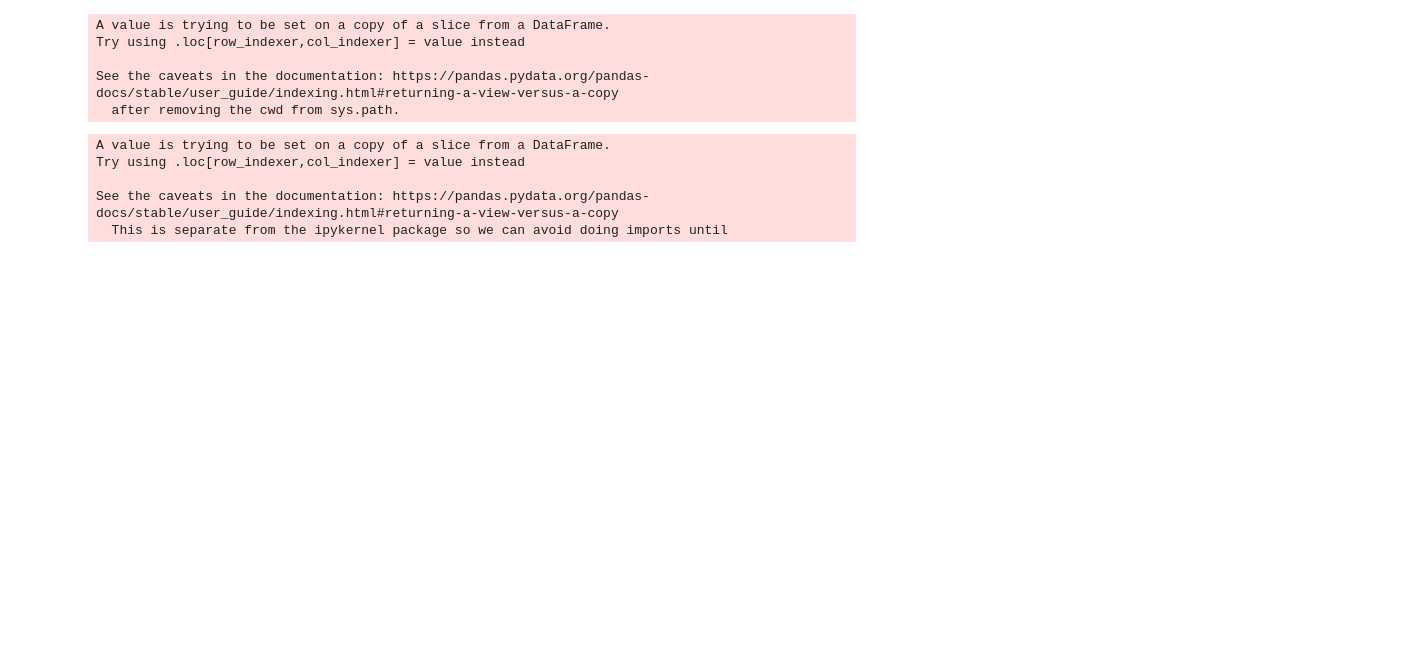
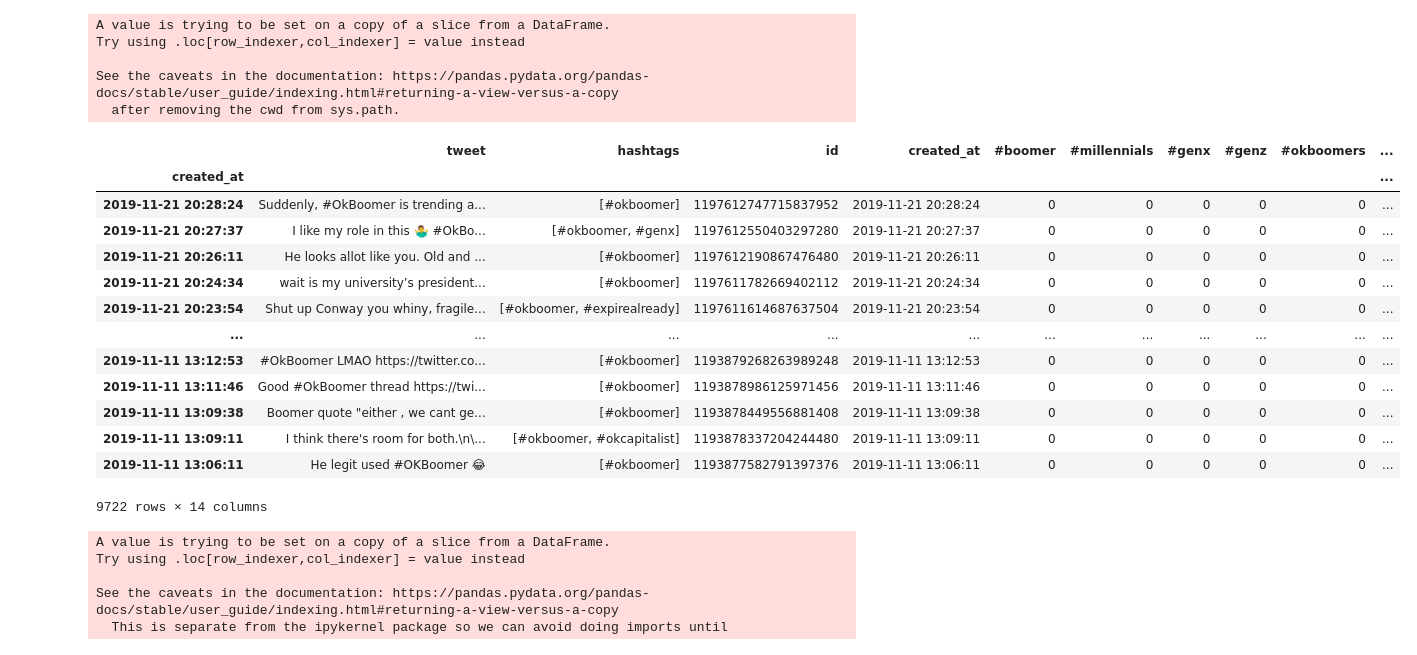
Before and after one commit to CALDISS-AAU/sdsphd20, a Jupyter notebook: notebooks/thu26/Intro_NLP.ipynb, the cells around one changed output. Drawn from its saved outputs; the diff is of its cells as text; code cells hidden in the pictures; blank space fills up the shorter version.

```diff
--- a/notebooks/thu26/Intro_NLP.ipynb
+++ b/notebooks/thu26/Intro_NLP.ipynb
@@ -247,4 +247,4 @@ Plan of attack:
 import pandas as pd
 # %%
 # Loading up the data
-tweets_boomer = pd.read_json('https://github.com/CALDISS-AAU/sdsphd20/raw/master/datasets/tweets_boomer.zip')
+tweets_boomer = pd.read_json('https://github.com/SDS-AAU/SDS-master/raw/master/M2/data/tweets_boomer.zip')
@@ -274,6 +317,23 @@ Try using .loc[row_indexer,col_indexer] = value instead
 
 See the caveats in the documentation: https://pandas.pydata.org/pandas-docs/stable/user_guide/indexing.html#returning-a-view-versus-a-copy
   after removing the cwd from sys.path.
+# %%
+tweets_boomer_hash
+# %% [output]
+|  | tweet | hashtags | id | created_at | #boomer | #millennials | #genx | #genz | #okboomers | ... |
+| created_at |  |  |  |  |  |  |  |  |  | ... |
+| 2019-11-21 20:28:24 | Suddenly, #OkBoomer is trending a... | [#okboomer] | 1197612747715837952 | 2019-11-21 20:28:24 | 0 | 0 | 0 | 0 | 0 | ... |
+| 2019-11-21 20:27:37 | I like my role in this 🤷‍♂️ #OkBo... | [#okboomer, #genx] | 1197612550403297280 | 2019-11-21 20:27:37 | 0 | 0 | 0 | 0 | 0 | ... |
+| 2019-11-21 20:26:11 | He looks allot like you. Old and ... | [#okboomer] | 1197612190867476480 | 2019-11-21 20:26:11 | 0 | 0 | 0 | 0 | 0 | ... |
+| 2019-11-21 20:24:34 | wait is my university’s president... | [#okboomer] | 1197611782669402112 | 2019-11-21 20:24:34 | 0 | 0 | 0 | 0 | 0 | ... |
+| 2019-11-21 20:23:54 | Shut up Conway you whiny, fragile... | [#okboomer, #expirealready] | 1197611614687637504 | 2019-11-21 20:23:54 | 0 | 0 | 0 | 0 | 0 | ... |
+| ... | ... | ... | ... | ... | ... | ... | ... | ... | ... | ... |
+| 2019-11-11 13:12:53 | #OkBoomer LMAO https://twitter.co... | [#okboomer] | 1193879268263989248 | 2019-11-11 13:12:53 | 0 | 0 | 0 | 0 | 0 | ... |
+| 2019-11-11 13:11:46 | Good #OkBoomer thread https://twi... | [#okboomer] | 1193878986125971456 | 2019-11-11 13:11:46 | 0 | 0 | 0 | 0 | 0 | ... |
+| 2019-11-11 13:09:38 | Boomer quote "either , we cant ge... | [#okboomer] | 1193878449556881408 | 2019-11-11 13:09:38 | 0 | 0 | 0 | 0 | 0 | ... |
+| 2019-11-11 13:09:11 | I think there's room for both.\n\... | [#okboomer, #okcapitalist] | 1193878337204244480 | 2019-11-11 13:09:11 | 0 | 0 | 0 | 0 | 0 | ... |
+| 2019-11-11 13:06:11 | He legit used #OKBoomer 😂 | [#okboomer] | 1193877582791397376 | 2019-11-11 13:06:11 | 0 | 0 | 0 | 0 | 0 | ... |
+9722 rows × 14 columns
 # %%
 # Iterate over hashtags and fill in the corresponding columns with 1 if hashtag present in a tweet
 for hashtag in most_common:
```
Also changed, not shown: parts of 5 cells of this notebook.
